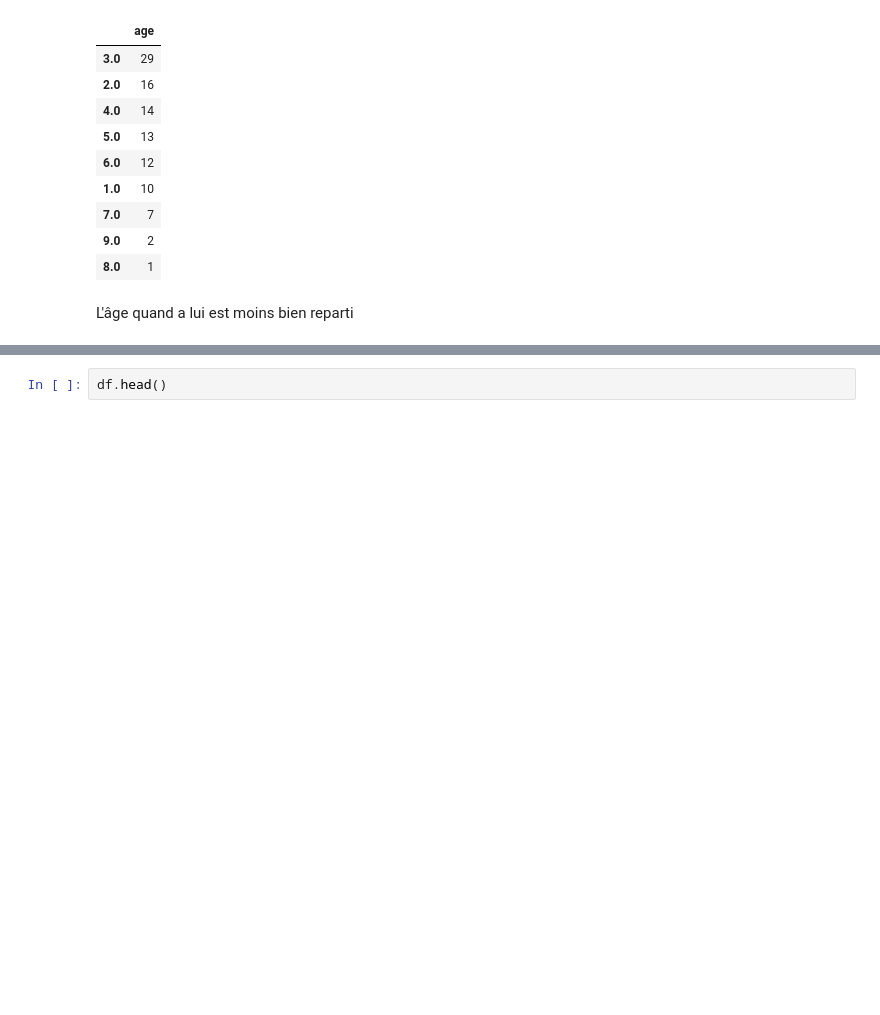
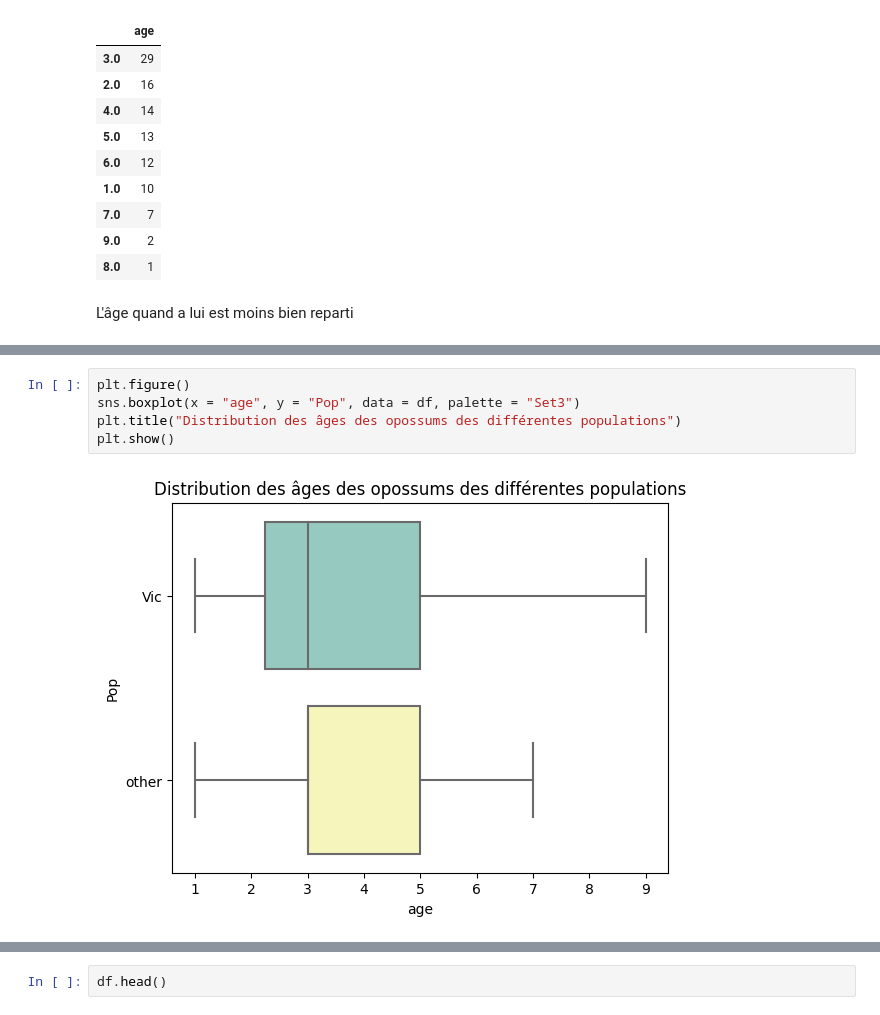
Before and after one commit to basileguerin/Brief_opossum, a Jupyter notebook: possum.ipynb, the cells around one changed output, grey strips where cells are left out. Cells and saved outputs as stored; diff of their text form; blank space fills up the shorter version.

```diff
--- a/possum.ipynb
+++ b/possum.ipynb
@@ -109,0 +120,7 @@ L'âge quand a lui est moins bien reparti
+# %%
+plt.figure()
+sns.boxplot(x = "age", y = "Pop", data = df, palette = "Set3")
+plt.title("Distribution des âges des opossums des différentes populations")
+plt.show()
+# %% [output]
+[figure, added]
```
Also changed, not shown: parts of 21 cells of this notebook, 4 other files.
